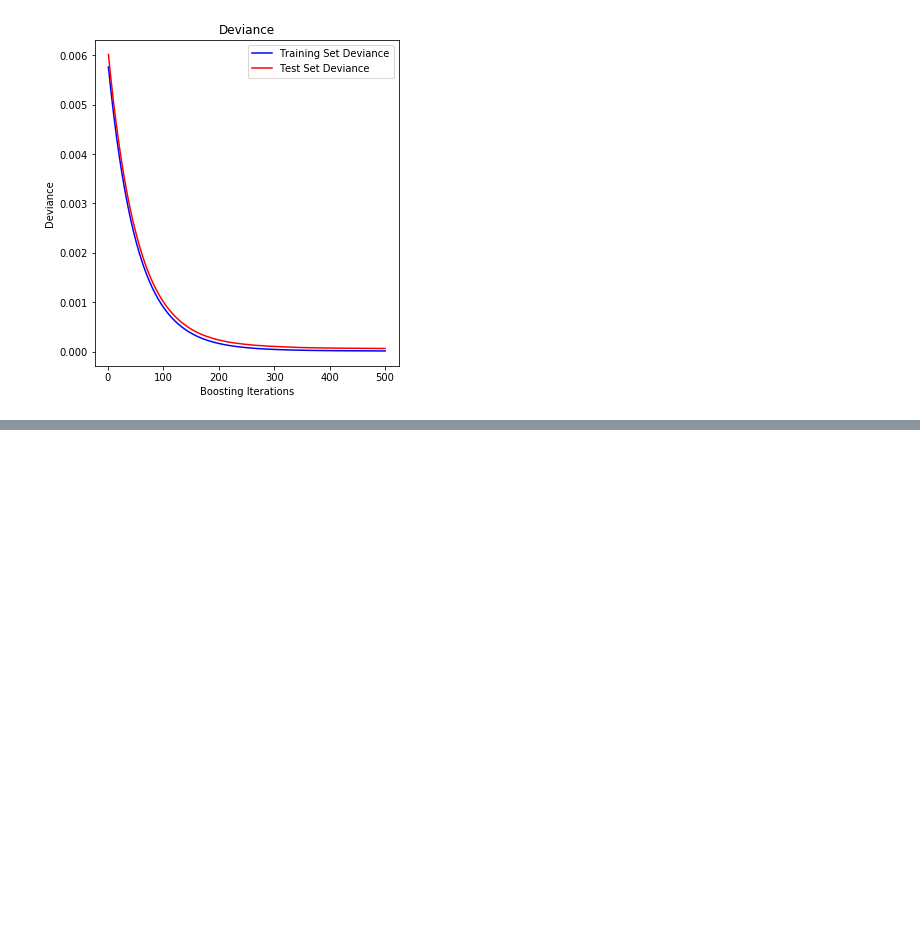
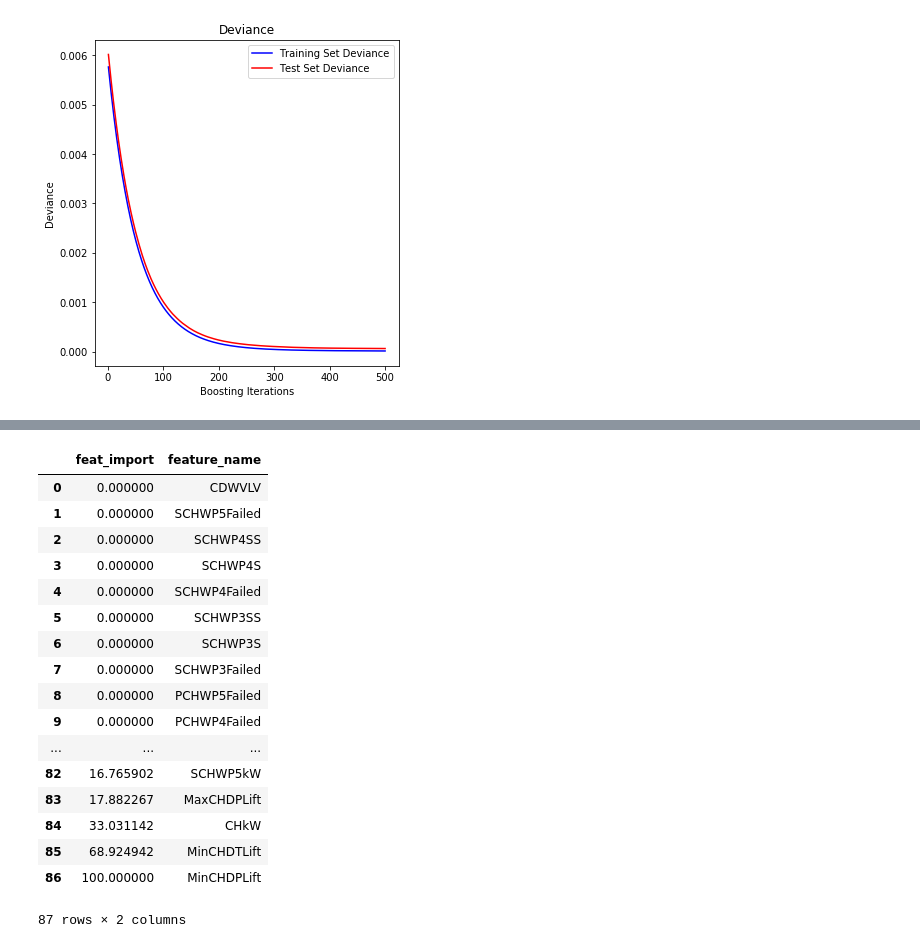
Before and after one commit to optichill/optichill, a Jupyter notebook: Decision-trees.ipynb, the cells around one changed output, grey strips where cells are left out. Drawn from its saved outputs; the diff is of its cells as text; code cells hidden in the pictures; blank space fills up the shorter version.

```diff
--- a/Decision-trees.ipynb
+++ b/Decision-trees.ipynb
@@ -246,2 +269,3 @@ print(sorted_idx)
 # %%
 print(feature_importance[sorted_idx])
+imp = feature_importance[sorted_idx]
@@ -247,0 +290,23 @@ print(feature_importance[sorted_idx])
+# %%
+df_feats = pd.DataFrame({'feature_name': x, 'feat_import': imp})
+# %%
+df_feats
+# %% [output]
+|  | feat_import | feature_name |
+| 0 | 0.000000 | CDWVLV |
+| 1 | 0.000000 | SCHWP5Failed |
+| 2 | 0.000000 | SCHWP4SS |
+| 3 | 0.000000 | SCHWP4S |
+| 4 | 0.000000 | SCHWP4Failed |
+| 5 | 0.000000 | SCHWP3SS |
+| 6 | 0.000000 | SCHWP3S |
+| 7 | 0.000000 | SCHWP3Failed |
+| 8 | 0.000000 | PCHWP5Failed |
+| 9 | 0.000000 | PCHWP4Failed |
+| ... | ... | ... |
+| 82 | 16.765902 | SCHWP5kW |
+| 83 | 17.882267 | MaxCHDPLift |
+| 84 | 33.031142 | CHkW |
+| 85 | 68.924942 | MinCHDTLift |
+| 86 | 100.000000 | MinCHDPLift |
+87 rows × 2 columns
```
Also changed, not shown: parts of 4 cells of this notebook.
